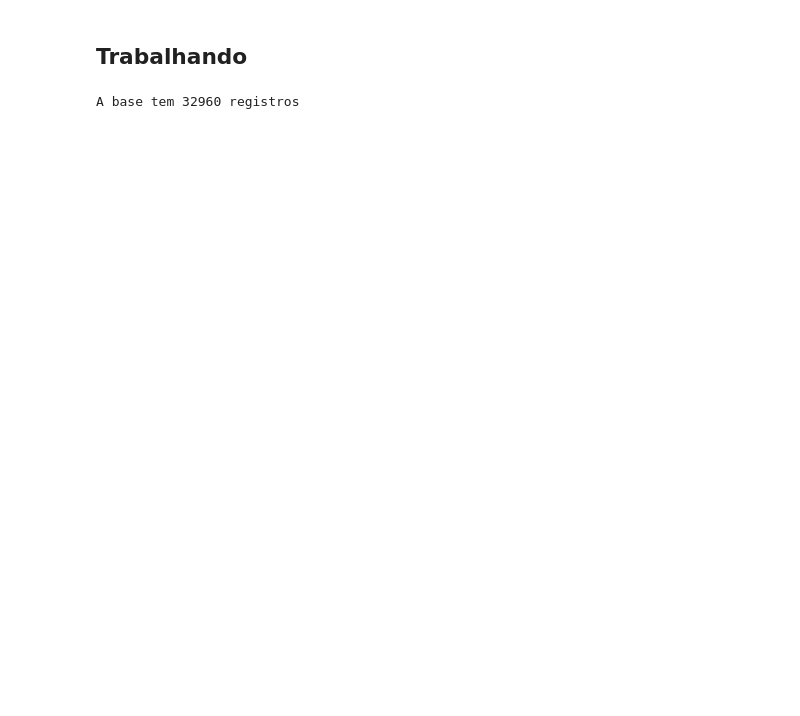
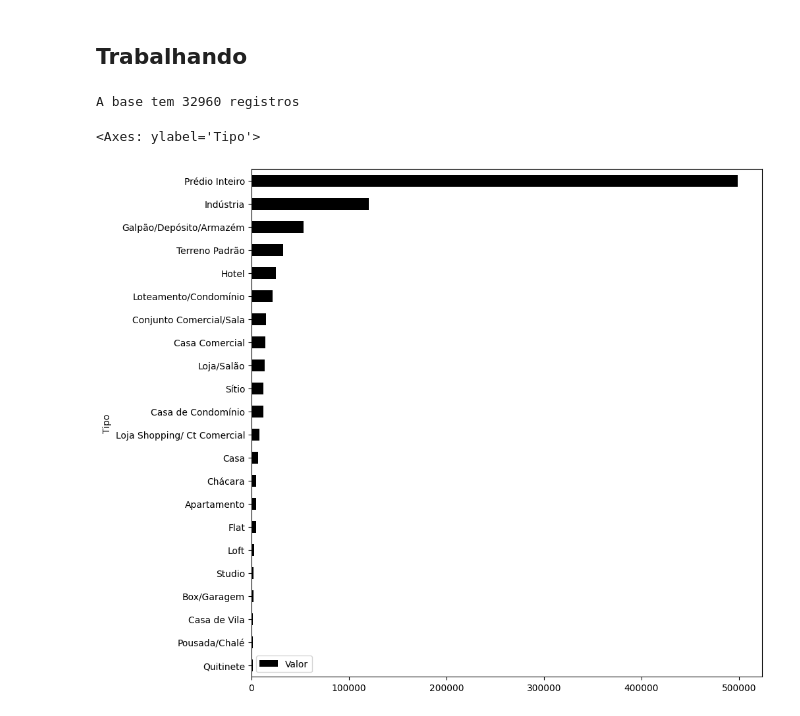
Before and after one commit to Dylanrichardss/Pandas-Python, a Jupyter notebook: Alura/base.ipynb, the cells around one changed output. Cells and saved outputs as stored; diff of their text form; code cells hidden in the pictures; blank space fills up the shorter version.

```diff
--- a/Alura/base.ipynb
+++ b/Alura/base.ipynb
@@ -21,0 +5,4 @@ dados
+# %%
+url = 'https://raw.githubusercontent.com/alura-cursos/pandas-conhecendo-a-biblioteca/main/base-de-dados/aluguel.csv'
+dados = pd.read_csv(url,sep=';')
+dados
@@ -27,0 +32,7 @@ A base tem 32960 registros
+# %%
+df = dados.groupby('Tipo')[['Valor']].mean().sort_values('Valor') # mean(numeric_only = True)
+# %%
+df.plot(kind='barh',figsize = (10,10), color='black')
+# %% [output]
+<Axes: ylabel='Tipo'>
+[figure, added]
```
Also changed, not shown: parts of 26 cells of this notebook, 2 other files.
